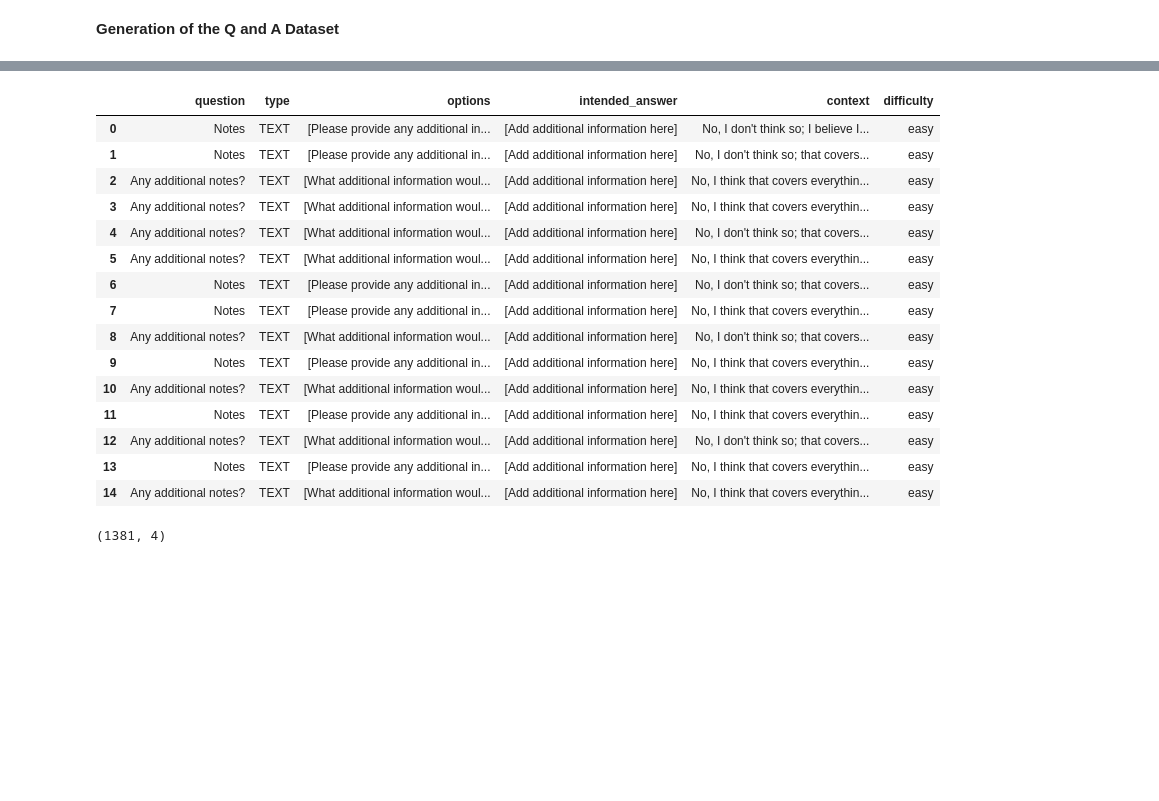
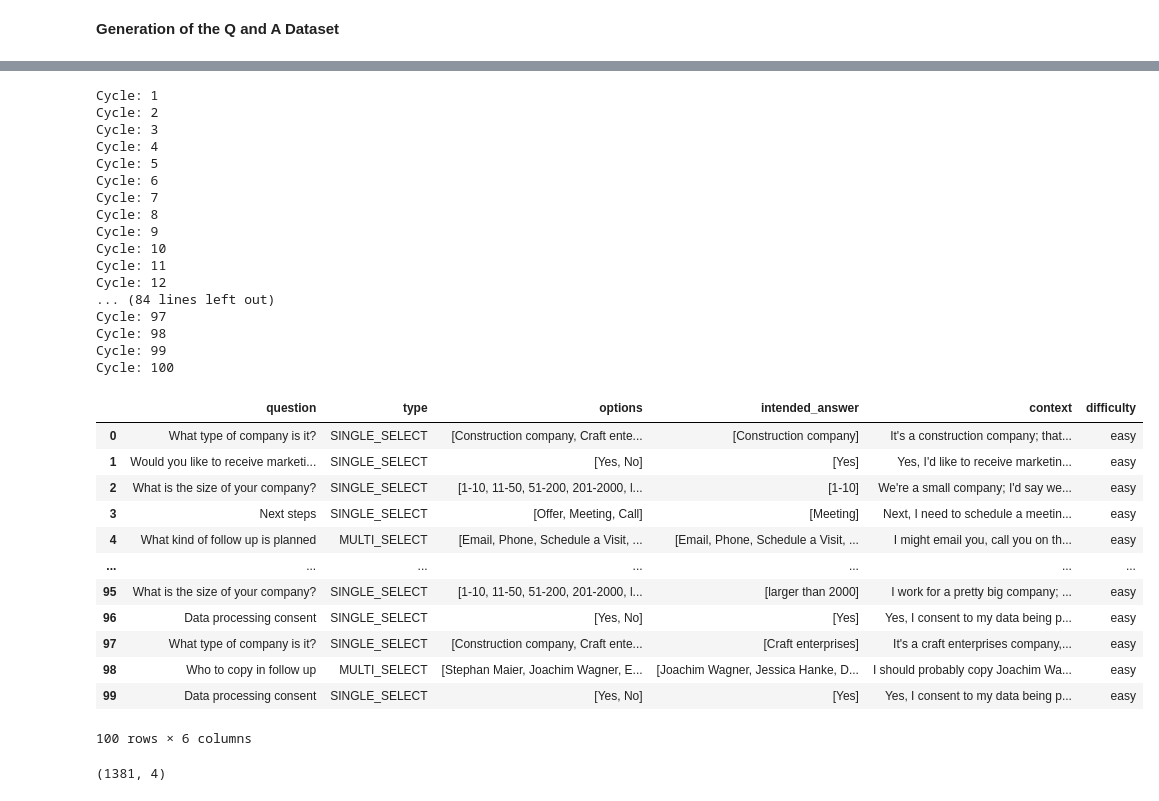
Before and after one commit to alexk2206/tds_capstone, a Jupyter notebook: QA_Dataset.ipynb, the cells around one changed output, grey strips where cells are left out. Drawn from its saved outputs; the diff is of its cells as text; code cells hidden in the pictures; blank space fills up the shorter version.

Commit message:
created sampled qa dataset

```diff
--- a/QA_Dataset.ipynb
+++ b/QA_Dataset.ipynb
@@ -70,7 +70,7 @@ def generate_selection_answer_easy(question, intended_answer):
 
   answer = response.text.strip()
 
-  time.sleep(4)
+  time.sleep(5)
 
   return {"answer": answer, "difficulty": "easy"}
 
@@ -92,7 +92,7 @@ def generate_number_answer_easy(question, intended_answer):
     )
 
   answer = response.text.strip()
-  time.sleep(4)
+  time.sleep(5)
 
   return {"answer": answer, "difficulty": "easy"}
 
@@ -116,7 +116,7 @@ def generate_freetext_answer_easy(question, intended_answer):
     )
 
   answer = response.text.strip()
-  time.sleep(4)
+  time.sleep(5)
 
   return {"answer": answer, "difficulty": "easy"}
 
@@ -139,7 +139,7 @@ def generate_date_answer_easy(question, intended_answer):
     )
 
   answer = response.text.strip()
-  time.sleep(4)
+  time.sleep(5)
 
   return {"answer": answer, "difficulty": "easy"}
 # %%
@@ -190,32 +190,46 @@ def generate_answer_for_row(row):
 # %%
 # Sampling
 sample_type = "TEXT"
-sample_size = 15
+sample_size = 100
 sample_question = "Size of the trade fair team (on average)"
 
-answer_combinations_filtered = answer_combinations[answer_combinations['type'] == sample_type]
+#answer_combinations_filtered = answer_combinations[answer_combinations['type'] == sample_type]
 #answer_combinations_filtered = answer_combinations[answer_combinations['question'] == sample_question]
-#answer_combinations_filtered = answer_combinations.copy()
+answer_combinations_filtered = answer_combinations.copy()
 
 sampled_questions = answer_combinations_filtered.sample(n=min(sample_size, len(answer_combinations_filtered))).reset_index(drop=True)
 
 sampled_questions[['context', 'difficulty']] = sampled_questions.apply(lambda row: pd.Series(generate_answer_for_row(row)), axis=1)
 
 sampled_questions
 # %% [output]
+Cycle: 1
+Cycle: 2
+Cycle: 3
+Cycle: 4
+Cycle: 5
+Cycle: 6
+Cycle: 7
+Cycle: 8
+Cycle: 9
+Cycle: 10
+Cycle: 11
+Cycle: 12
+... (84 lines left out)
+Cycle: 97
+Cycle: 98
+Cycle: 99
+Cycle: 100
 |  | question | type | options | intended_answer | context | difficulty |
-| 0 | Notes | TEXT | [Please provide any additional in... | [Add additional information here] | No, I don't think so; I believe I... | easy |
-| 1 | Notes | TEXT | [Please provide any additional in... | [Add additional information here] | No, I don't think so; that covers... | easy |
-| 2 | Any additional notes? | TEXT | [What additional information woul... | [Add additional information here] | No, I think that covers everythin... | easy |
-| 3 | Any additional notes? | TEXT | [What additional information woul... | [Add additional information here] | No, I think that covers everythin... | easy |
-| 4 | Any additional notes? | TEXT | [What additional information woul... | [Add additional information here] | No, I don't think so; that covers... | easy |
-| 5 | Any additional notes? | TEXT | [What additional information woul... | [Add additional information here] | No, I think that covers everythin... | easy |
-| 6 | Notes | TEXT | [Please provide any additional in... | [Add additional information here] | No, I don't think so; that covers... | easy |
-| 7 | Notes | TEXT | [Please provide any additional in... | [Add additional information here] | No, I think that covers everythin... | easy |
-| 8 | Any additional notes? | TEXT | [What additional information woul... | [Add additional information here] | No, I don't think so; that covers... | easy |
-| 9 | Notes | TEXT | [Please provide any additional in... | [Add additional information here] | No, I think that covers everythin... | easy |
-| 10 | Any additional notes? | TEXT | [What additional information woul... | [Add additional information here] | No, I think that covers everythin... | easy |
-| 11 | Notes | TEXT | [Please provide any additional in... | [Add additional information here] | No, I think that covers everythin... | easy |
-| 12 | Any additional notes? | TEXT | [What additional information woul... | [Add additional information here] | No, I don't think so; that covers... | easy |
-| 13 | Notes | TEXT | [Please provide any additional in... | [Add additional information here] | No, I think that covers everythin... | easy |
-| 14 | Any additional notes? | TEXT | [What additional information woul... | [Add additional information here] | No, I think that covers everythin... | easy |
+| 0 | What type of company is it? | SINGLE_SELECT | [Construction company, Craft ente... | [Construction company] | It's a construction company; that... | easy |
+| 1 | Would you like to receive marketi... | SINGLE_SELECT | [Yes, No] | [Yes] | Yes, I'd like to receive marketin... | easy |
+| 2 | What is the size of your company? | SINGLE_SELECT | [1-10, 11-50, 51-200, 201-2000, l... | [1-10] | We're a small company; I'd say we... | easy |
+| 3 | Next steps | SINGLE_SELECT | [Offer, Meeting, Call] | [Meeting] | Next, I need to schedule a meetin... | easy |
+| 4 | What kind of follow up is planned | MULTI_SELECT | [Email, Phone, Schedule a Visit, ... | [Email, Phone, Schedule a Visit, ... | I might email you, call you on th... | easy |
+| ... | ... | ... | ... | ... | ... | ... |
+| 95 | What is the size of your company? | SINGLE_SELECT | [1-10, 11-50, 51-200, 201-2000, l... | [larger than 2000] | I work for a pretty big company; ... | easy |
+| 96 | Data processing consent | SINGLE_SELECT | [Yes, No] | [Yes] | Yes, I consent to my data being p... | easy |
+| 97 | What type of company is it? | SINGLE_SELECT | [Construction company, Craft ente... | [Craft enterprises] | It's a craft enterprises company,... | easy |
+| 98 | Who to copy in follow up | MULTI_SELECT | [Stephan Maier, Joachim Wagner, E... | [Joachim Wagner, Jessica Hanke, D... | I should probably copy Joachim Wa... | easy |
+| 99 | Data processing consent | SINGLE_SELECT | [Yes, No] | [Yes] | Yes, I consent to my data being p... | easy |
+100 rows × 6 columns
```
Also changed, not shown: parts of 5 cells of this notebook.
